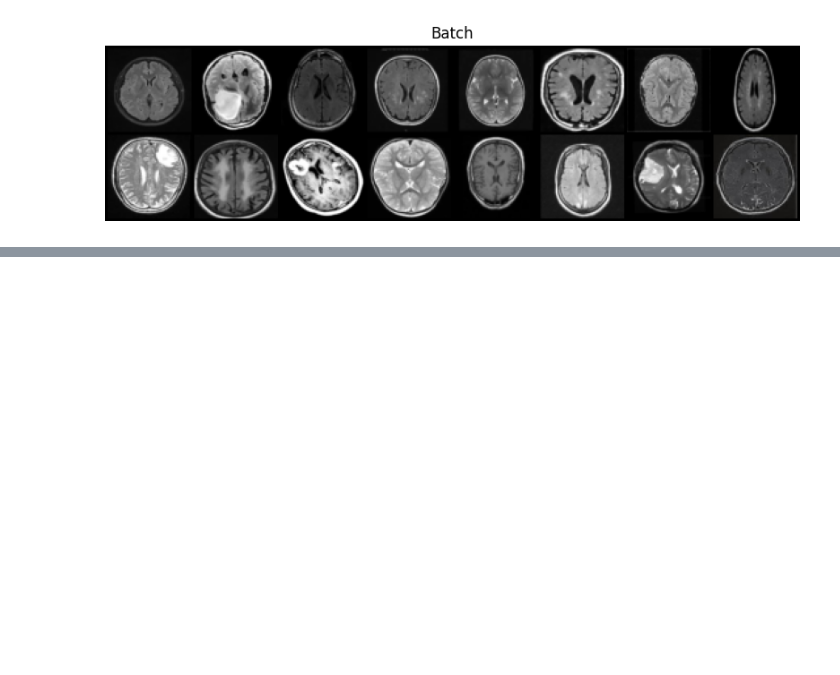
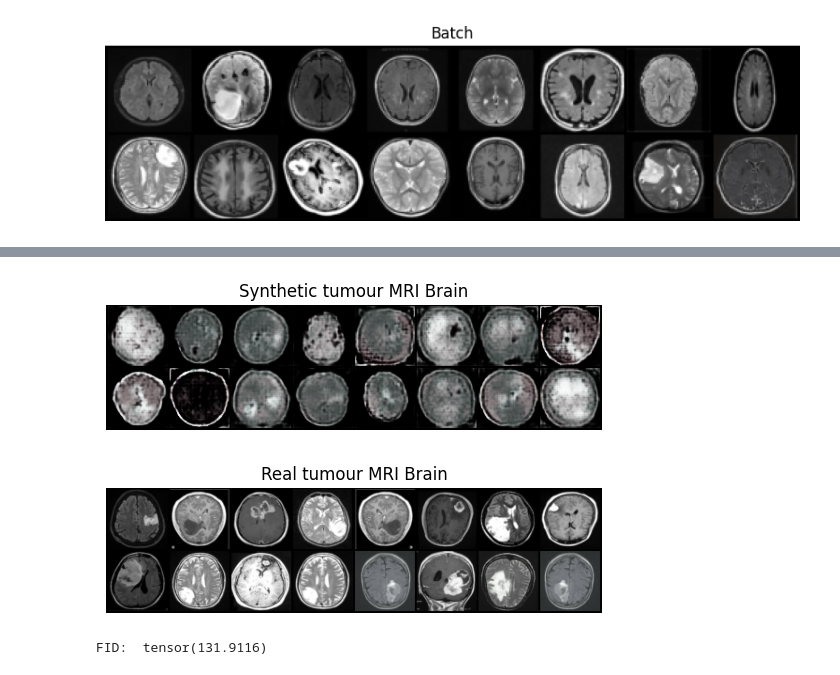
Before and after one commit to BRIAN12682/Automation-Projects, a Jupyter notebook: Brain_Tumour_Detection.ipynb, the cells around one changed output, grey strips where cells are left out. Saved outputs shown, nothing was run; the diff lists cells and outputs as text; code cells hidden in the pictures; blank space fills up the shorter version.

```diff
--- a/Brain_Tumour_Detection.ipynb
+++ b/Brain_Tumour_Detection.ipynb
@@ -398,0 +557,44 @@ for epoch in range(num_epochs): #iterate throw 500 epochs
+# %%
+#Select normal brain for validation
+yes = 1
+validation.dataset.transform = no_transform
+indices = [i for i, (_, label) in enumerate(validation) if label == yes]
+subset = torch.utils.data.Subset(validation, indices)
+real_yes_loader = DataLoader(subset, batch_size = 300, shuffle = True)
+
+#Create synthetic normal brain
+z = torch.randn(300, 128, 1, 1)
+label = torch.tensor([1])
+label = label.repeat(300)
+
+# Generate fake images from the noise and labels using the generator
+fake_yes_images = generator(z, label)
+
+# Rescale the pixel values from [-1, 1] to [0, 1] for visualization and saving
+fake_yes_images = (fake_yes_images + 1) / 2
+
+grid = torchvision.utils.make_grid(fake_yes_images[:16].cpu(), normalize=True)
+# Convert the grid tensor to a numpy array and transpose it
+grid_np = grid.detach().cpu().numpy().transpose((1, 2, 0))
+# Display the grid of generated images
+plt.imshow(grid_np)
+plt.title('Synthetic tumour MRI Brain')
+plt.axis('off')
+plt.show()
+
+val_batch = next(iter(real_yes_loader))
+plt.axis("off")
+plt.title("Real tumour MRI Brain")
+plt.imshow(np.transpose(vutils.make_grid(val_batch[0][:16], padding=2, normalize=True),(1,2,0)))
+plt.show()
+
+real_yes_loader = next(iter(real_yes_loader))
+real_yes_loader = (real_yes_loader[0] + 1) / 2
+fid_sc.update(real_yes_loader.to(dtype=torch.float), real=True)
+fid_sc.update(fake_yes_images.to(dtype=torch.float), real=False)
+fid_score = fid_sc.compute()
+print('FID: ', fid_score)
+# %% [output]
+[figure, added]
+[figure, added]
+FID:  tensor(131.9116)
```
Also changed, not shown: parts of 17 cells of this notebook.
